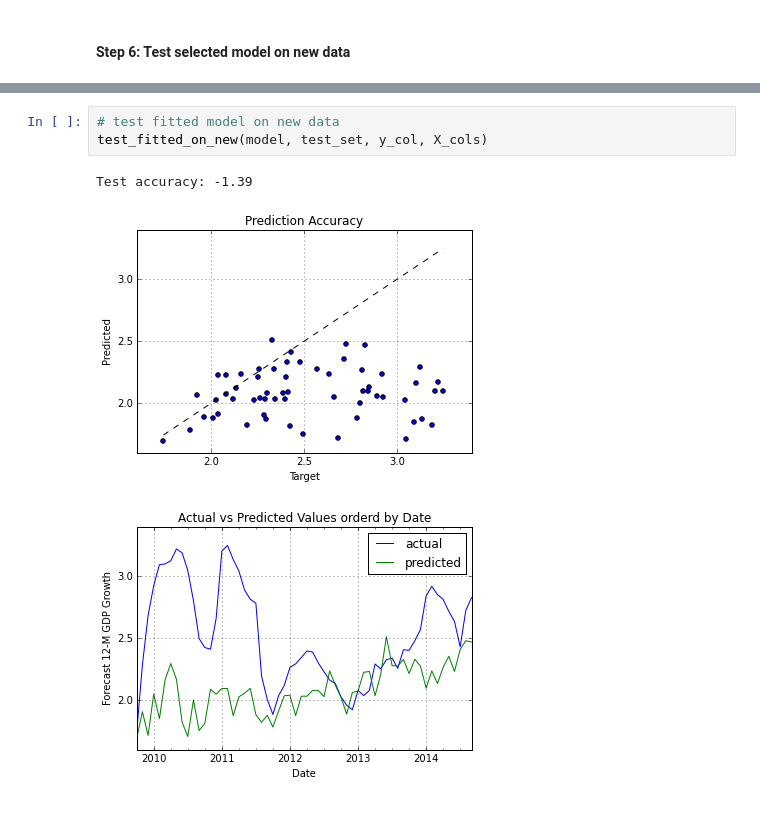
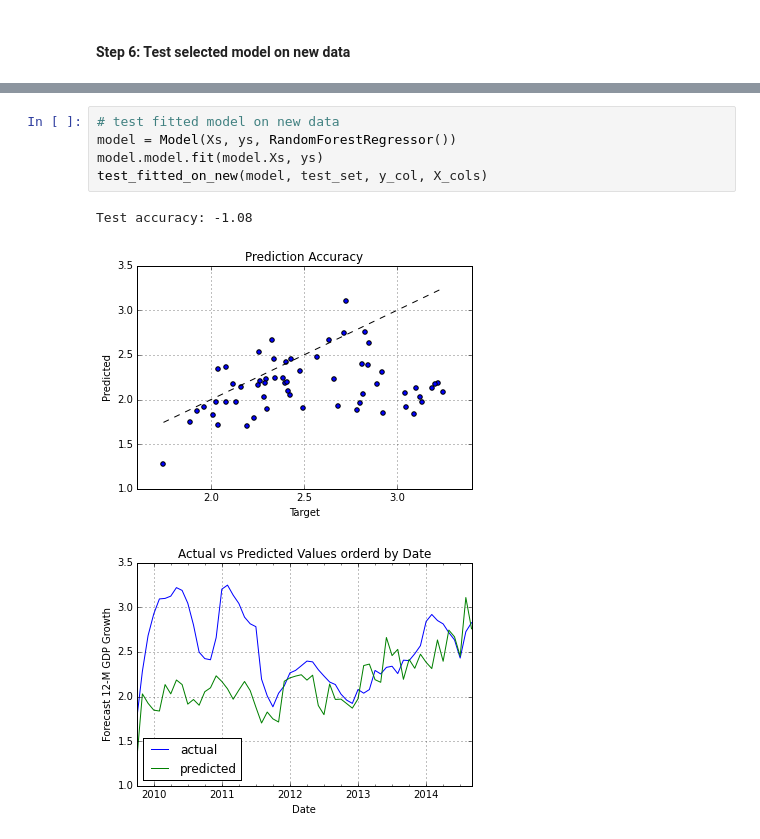
Before and after one commit to rhouck/gdp, a Jupyter notebook: Predict GDP Forecasts.ipynb, the cells around one changed output, grey strips where cells are left out. Saved outputs shown, nothing was run; the diff lists cells and outputs as text.

Commit message:
updated step 6, better handle testing of selected model

```diff
--- a/Predict GDP Forecasts.ipynb
+++ b/Predict GDP Forecasts.ipynb
@@ -395,7 +387,9 @@ imp.set_title('Variable Importance')
 # %%
 # test fitted model on new data
+model = Model(Xs, ys, RandomForestRegressor())
+model.model.fit(model.Xs, ys)
 test_fitted_on_new(model, test_set, y_col, X_cols)
 # %% [output]
-Test accuracy: -1.39
+Test accuracy: -1.08
-[figure, old version]
+[figure, new version]
-[figure, old version]
+[figure, new version]
```
Also changed, not shown: parts of 4 cells of this notebook.
